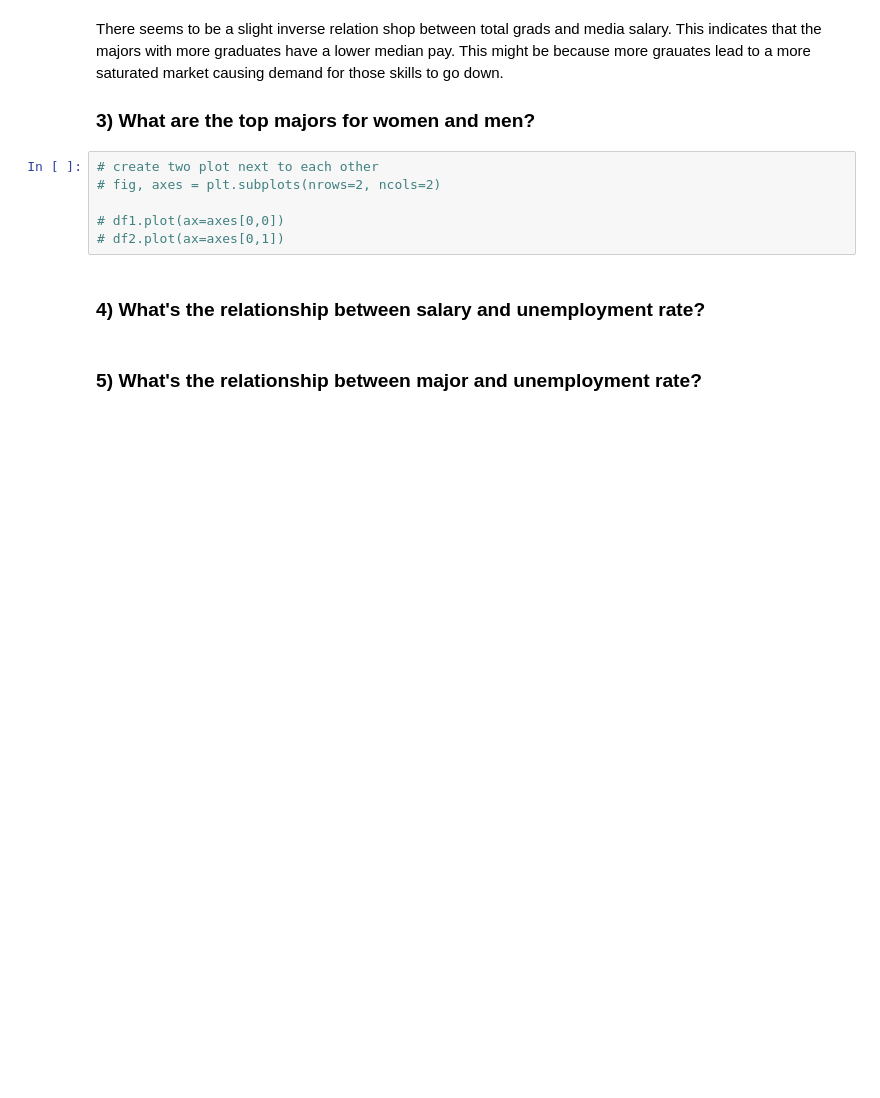
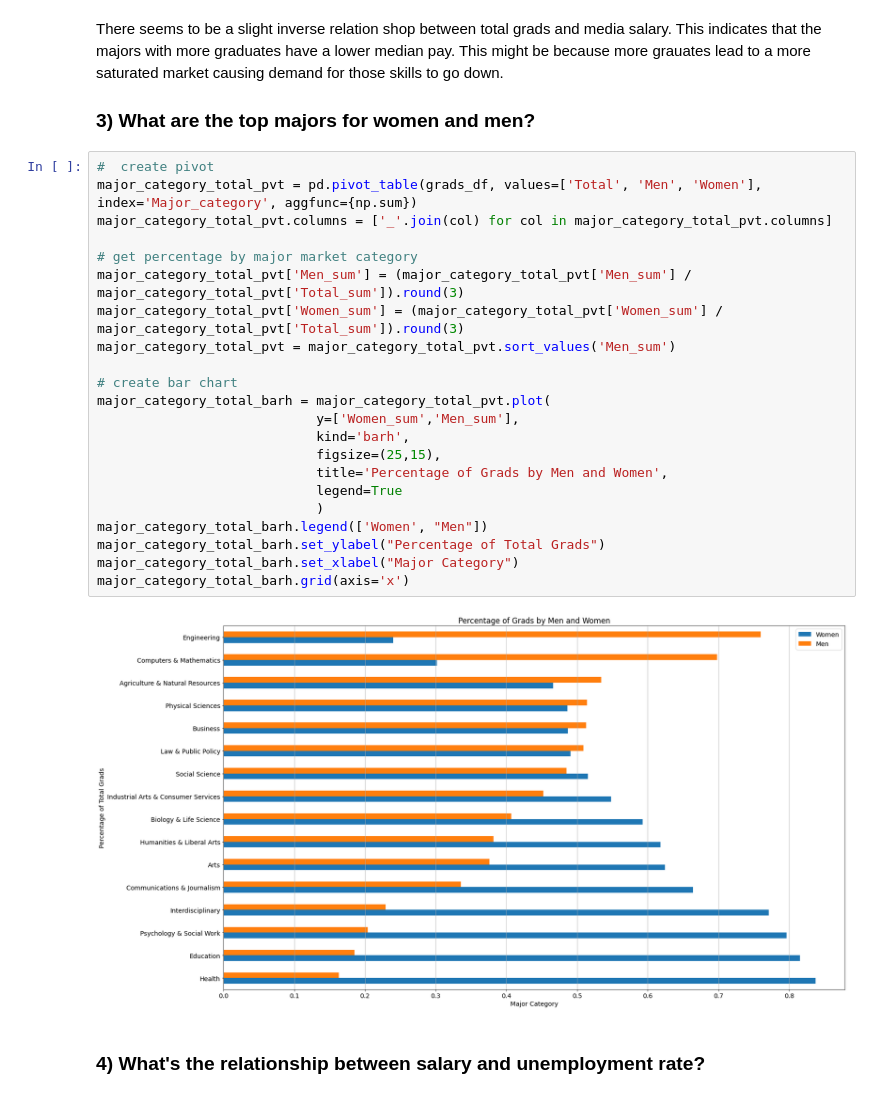
Before and after one commit to JasonMinhas/DataAnalysis, a Jupyter notebook: Visualizing Earnings Based On College Majors/Visualizing Earnings Based On College Majors.ipynb, the cells around one changed output. Drawn from its saved outputs; the diff is of its cells as text; blank space fills up the shorter version.

```diff
--- a/Visualizing Earnings Based On College Majors/Visualizing Earnings Based On College Majors.ipynb
+++ b/Visualizing Earnings Based On College Majors/Visualizing Earnings Based On College Majors.ipynb
@@ -217,13 +219,29 @@ Text(0.5, 0, 'Total Grads')
 There seems to be a slight inverse relation shop between total grads and media salary. This indicates that the majors with more graduates have a lower median pay. This might be because more grauates lead to a more saturated market causing demand for those skills to go down.
 
 ### 3) What are the top majors for women and men?
-# %%
-# create two plot next to each other
-# fig, axes = plt.subplots(nrows=2, ncols=2)
-
-# df1.plot(ax=axes[0,0])
-# df2.plot(ax=axes[0,1])
+# %%
+#  create pivot
+major_category_total_pvt = pd.pivot_table(grads_df, values=['Total', 'Men', 'Women'], index='Major_category', aggfunc={np.sum})
+major_category_total_pvt.columns = ['_'.join(col) for col in major_category_total_pvt.columns]
+
+# get percentage by major market category
+major_category_total_pvt['Men_sum'] = (major_category_total_pvt['Men_sum'] / major_category_total_pvt['Total_sum']).round(3)
+major_category_total_pvt['Women_sum'] = (major_category_total_pvt['Women_sum'] / major_category_total_pvt['Total_sum']).round(3)
+major_category_total_pvt = major_category_total_pvt.sort_values('Men_sum')
+
+# create bar chart
+major_category_total_barh = major_category_total_pvt.plot(
+                            y=['Women_sum','Men_sum'],
+                            kind='barh',
+                            figsize=(25,15),
+                            title='Percentage of Grads by Men and Women',
+                            legend=True
+                            )
+major_category_total_barh.legend(['Women', "Men"])
+major_category_total_barh.set_ylabel("Percentage of Total Grads")
+major_category_total_barh.set_xlabel("Major Category")
+major_category_total_barh.grid(axis='x')
+# %% [output]
+[figure, added]
 # %% [markdown]
 ### 4) What's the relationship between salary and unemployment rate?
-# %% [markdown]
-### 5) What's the relationship between major and unemployment rate?
```
Also changed, not shown: parts of 8 cells of this notebook.
